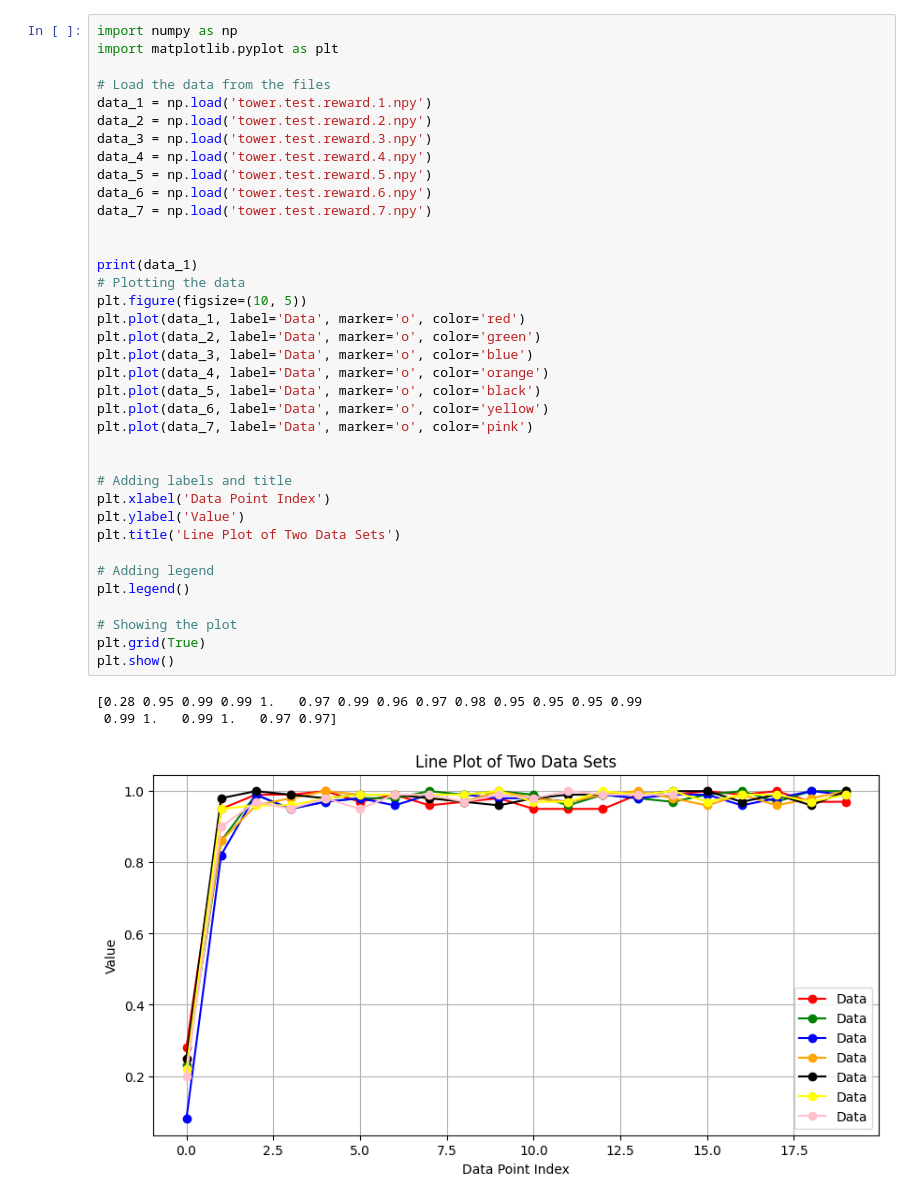
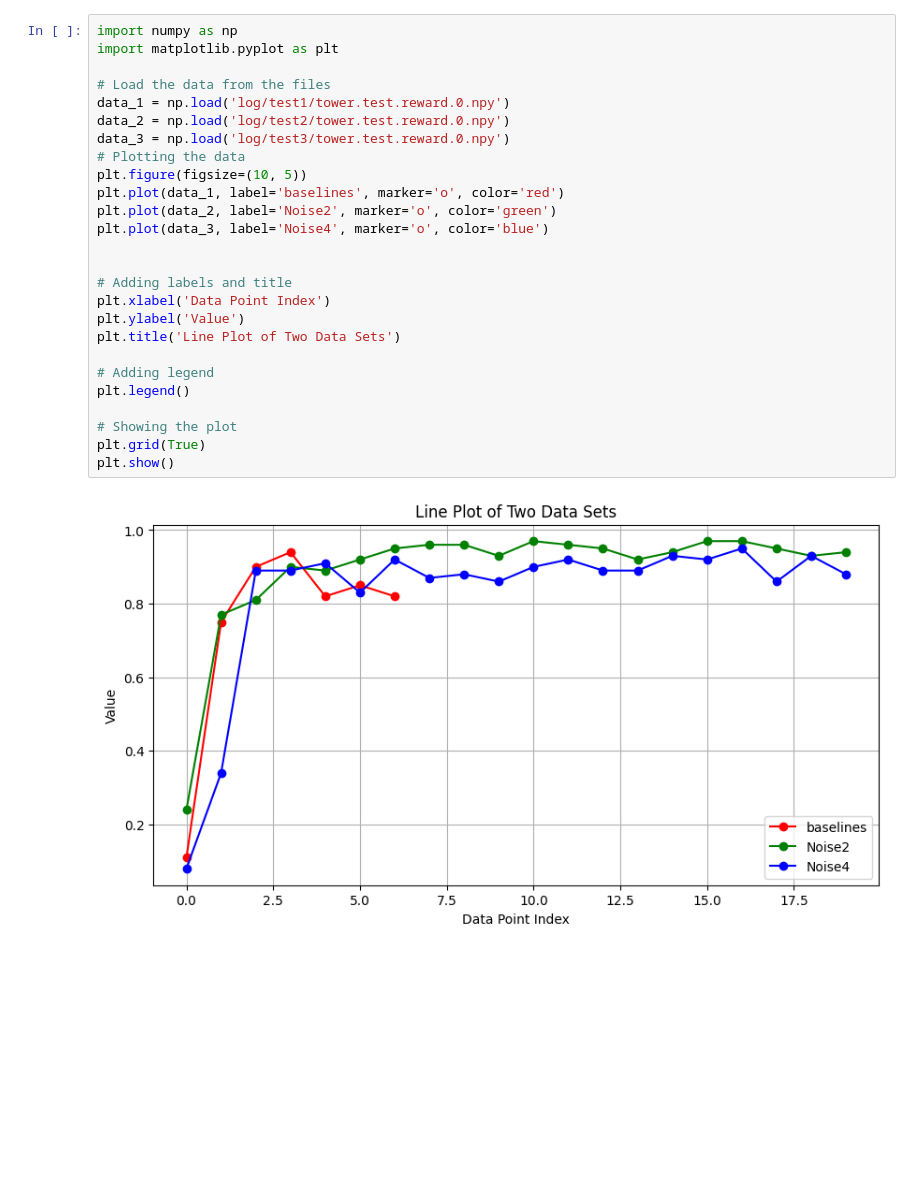
Before and after one commit to Pheabt/chemistry_RL, a Jupyter notebook: draw.ipynb, the cells around one changed output. Drawn from its saved outputs; the diff is of its cells as text; blank space fills up the shorter version.

```diff
--- a/draw.ipynb
+++ b/draw.ipynb
@@ -1,41 +1,28 @@
 # %%
 import numpy as np
 import matplotlib.pyplot as plt
 
 # Load the data from the files
-data_1 = np.load('tower.test.reward.1.npy')
-data_2 = np.load('tower.test.reward.2.npy')
-data_3 = np.load('tower.test.reward.3.npy')
-data_4 = np.load('tower.test.reward.4.npy')
-data_5 = np.load('tower.test.reward.5.npy')
-data_6 = np.load('tower.test.reward.6.npy')
-data_7 = np.load('tower.test.reward.7.npy')
-
-
-print(data_1)
+data_1 = np.load('log/test1/tower.test.reward.0.npy')
+data_2 = np.load('log/test2/tower.test.reward.0.npy')
+data_3 = np.load('log/test3/tower.test.reward.0.npy')
 # Plotting the data
 plt.figure(figsize=(10, 5))
-plt.plot(data_1, label='Data', marker='o', color='red')
-plt.plot(data_2, label='Data', marker='o', color='green')
-plt.plot(data_3, label='Data', marker='o', color='blue')
-plt.plot(data_4, label='Data', marker='o', color='orange')
-plt.plot(data_5, label='Data', marker='o', color='black')
-plt.plot(data_6, label='Data', marker='o', color='yellow')
-plt.plot(data_7, label='Data', marker='o', color='pink')
+plt.plot(data_1, label='baselines', marker='o', color='red')
+plt.plot(data_2, label='Noise2', marker='o', color='green')
+plt.plot(data_3, label='Noise4', marker='o', color='blue')
 
 
 # Adding labels and title
 plt.xlabel('Data Point Index')
 plt.ylabel('Value')
 plt.title('Line Plot of Two Data Sets')
 
 # Adding legend
 plt.legend()
 
 # Showing the plot
 plt.grid(True)
 plt.show()
 # %% [output]
-[0.28 0.95 0.99 0.99 1.   0.97 0.99 0.96 0.97 0.98 0.95 0.95 0.95 0.99
- 0.99 1.   0.99 1.   0.97 0.97]
-[figure, old version]
+[figure, new version]
```
Also changed, not shown: parts of 1 cell of this notebook, 2 other files.
